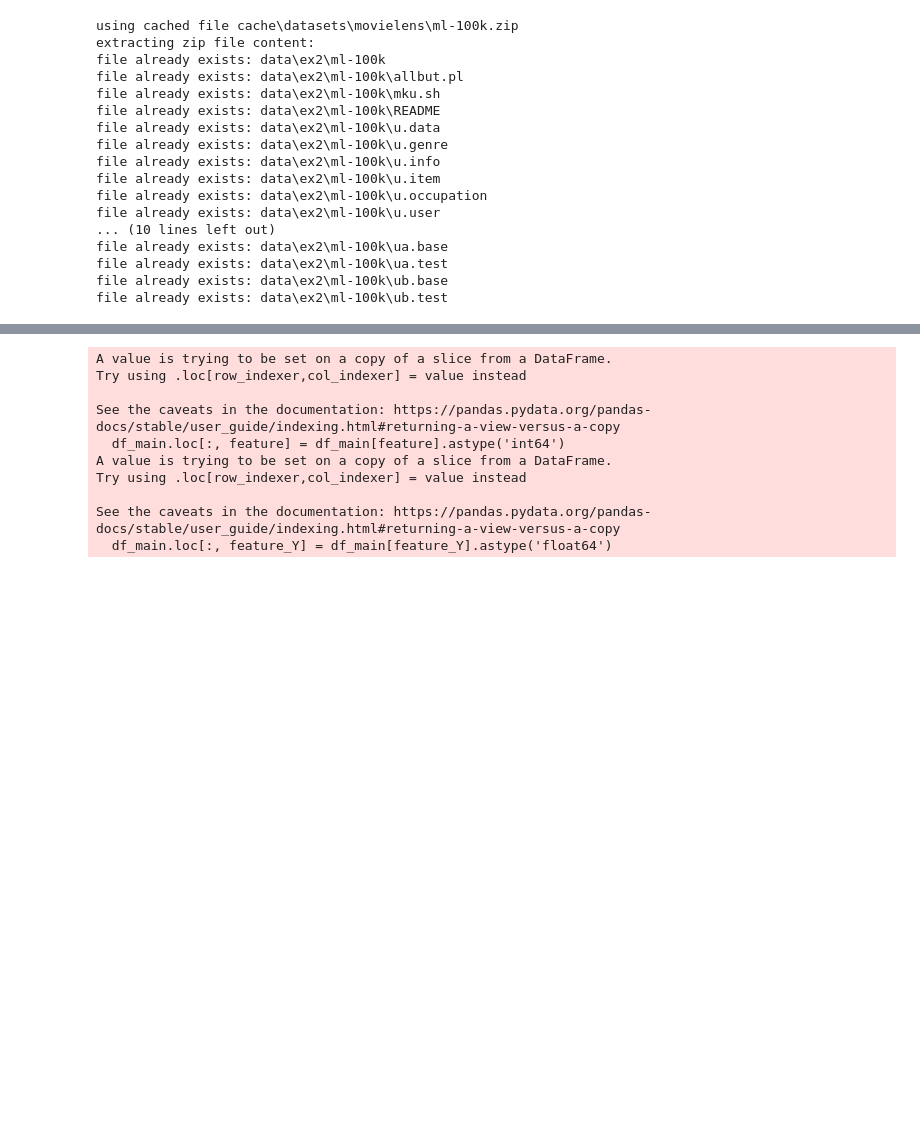
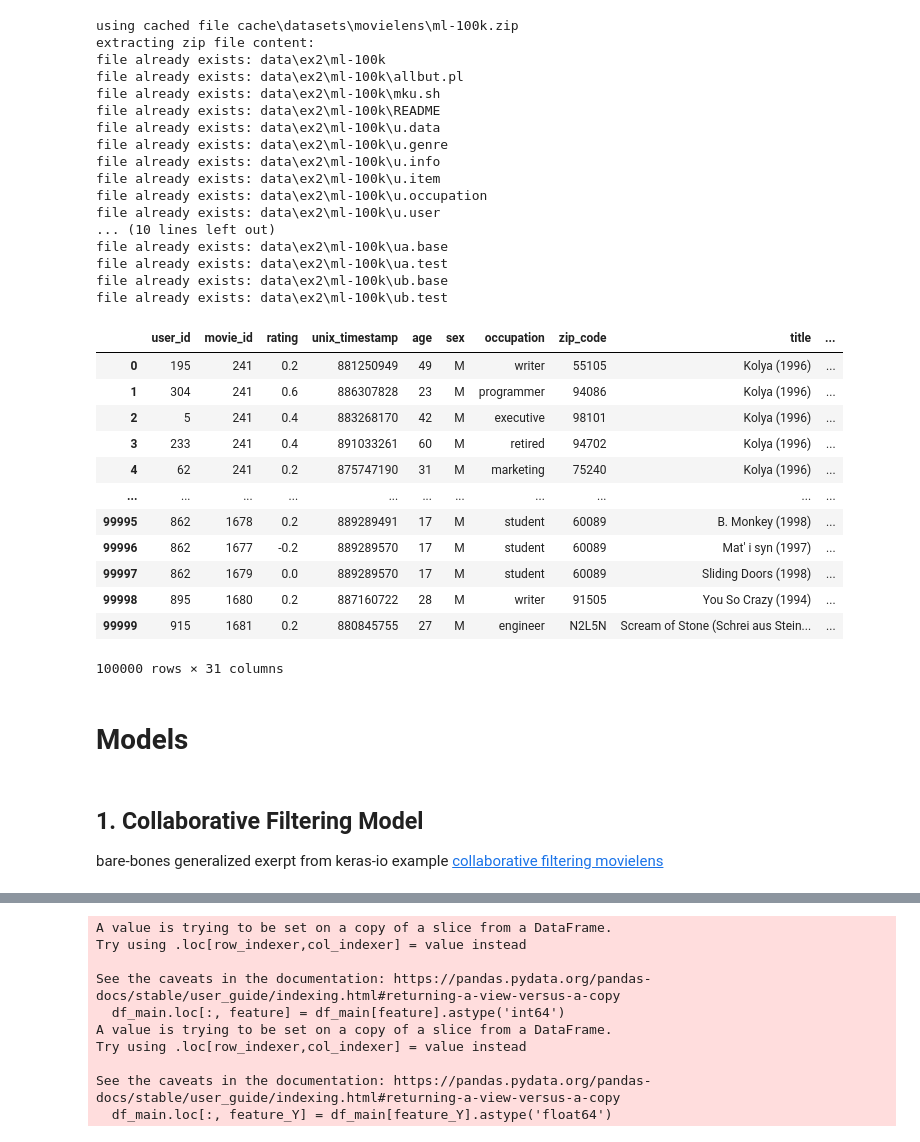
Before and after one commit to previoip/FederatedLearning, a Jupyter notebook: ex2_movielens_concept.ipynb, the cells around one changed output, grey strips where cells are left out. Cells and saved outputs as stored; diff of their text form; code cells hidden in the pictures; blank space fills up the shorter version.

Commit message:
added placeholder for other model

```diff
--- a/ex2_movielens_concept.ipynb
+++ b/ex2_movielens_concept.ipynb
@@ -34,3 +37,27 @@ file already exists: data\ex2\ml-100k\ua.base
 file already exists: data\ex2\ml-100k\ua.test
 file already exists: data\ex2\ml-100k\ub.base
 file already exists: data\ex2\ml-100k\ub.test
+# %%
+# the dataframe we're working with
+
+data_loader.df
+# %% [output]
+|  | user_id | movie_id | rating | unix_timestamp | age | sex | occupation | zip_code | title | ... |
+| 0 | 195 | 241 | 0.2 | 881250949 | 49 | M | writer | 55105 | Kolya (1996) | ... |
+| 1 | 304 | 241 | 0.6 | 886307828 | 23 | M | programmer | 94086 | Kolya (1996) | ... |
+| 2 | 5 | 241 | 0.4 | 883268170 | 42 | M | executive | 98101 | Kolya (1996) | ... |
+| 3 | 233 | 241 | 0.4 | 891033261 | 60 | M | retired | 94702 | Kolya (1996) | ... |
+| 4 | 62 | 241 | 0.2 | 875747190 | 31 | M | marketing | 75240 | Kolya (1996) | ... |
+| ... | ... | ... | ... | ... | ... | ... | ... | ... | ... | ... |
+| 99995 | 862 | 1678 | 0.2 | 889289491 | 17 | M | student | 60089 | B. Monkey (1998) | ... |
+| 99996 | 862 | 1677 | -0.2 | 889289570 | 17 | M | student | 60089 | Mat' i syn (1997) | ... |
+| 99997 | 862 | 1679 | 0.0 | 889289570 | 17 | M | student | 60089 | Sliding Doors (1998) | ... |
+| 99998 | 895 | 1680 | 0.2 | 887160722 | 28 | M | writer | 91505 | You So Crazy (1994) | ... |
+| 99999 | 915 | 1681 | 0.2 | 880845755 | 27 | M | engineer | N2L5N | Scream of Stone (Schrei aus Stein... | ... |
+100000 rows × 31 columns
+# %% [markdown]
+# Models
+# %% [markdown]
+## 1. Collaborative Filtering Model
+
+bare-bones generalized exerpt from keras-io example [collaborative filtering movielens](https://github.com/keras-team/keras-io/blob/master/examples/structured_data/ipynb/collaborative_filtering_movielens.ipynb)
```
Also changed, not shown: parts of 20 cells of this notebook, 2 other files.
